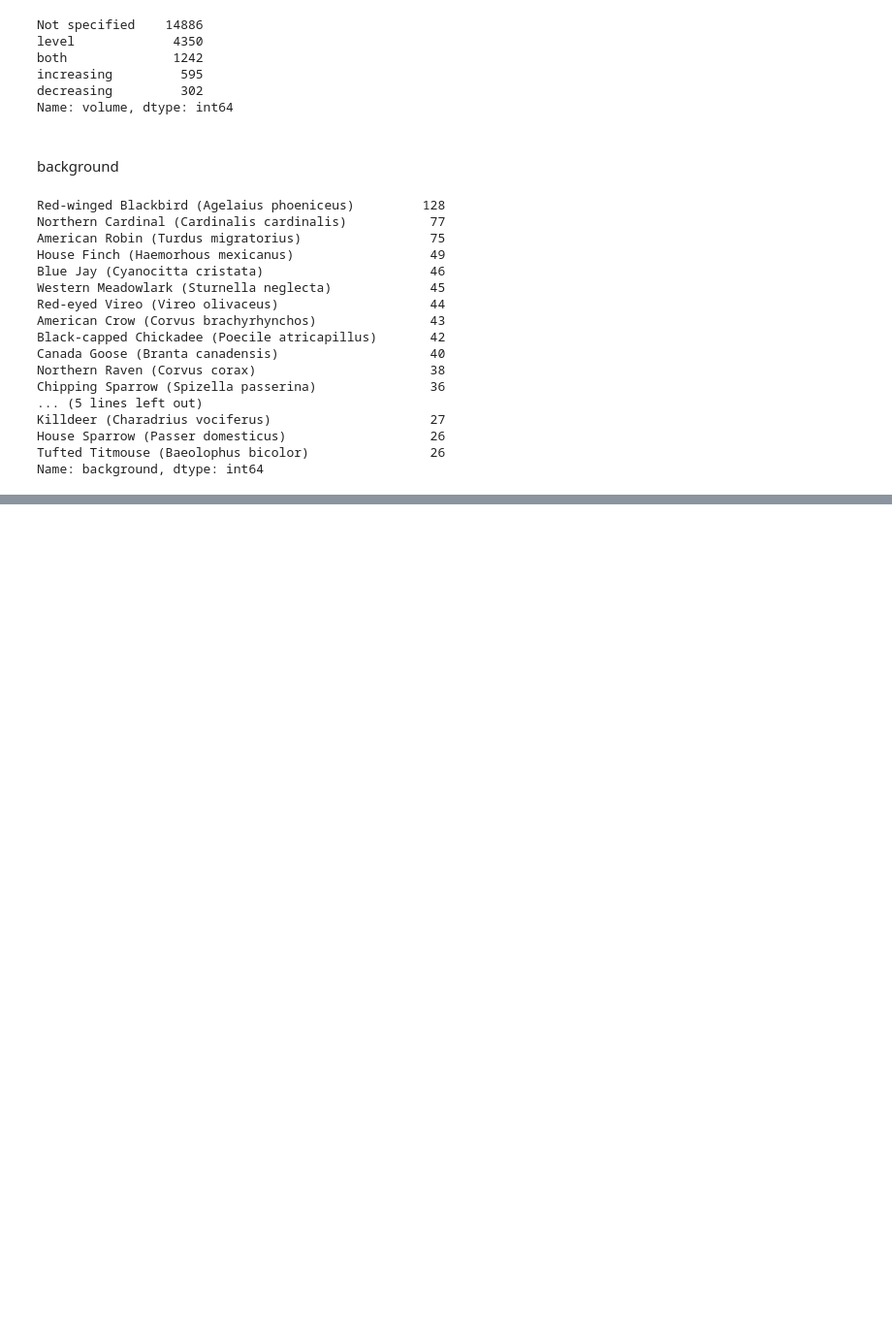
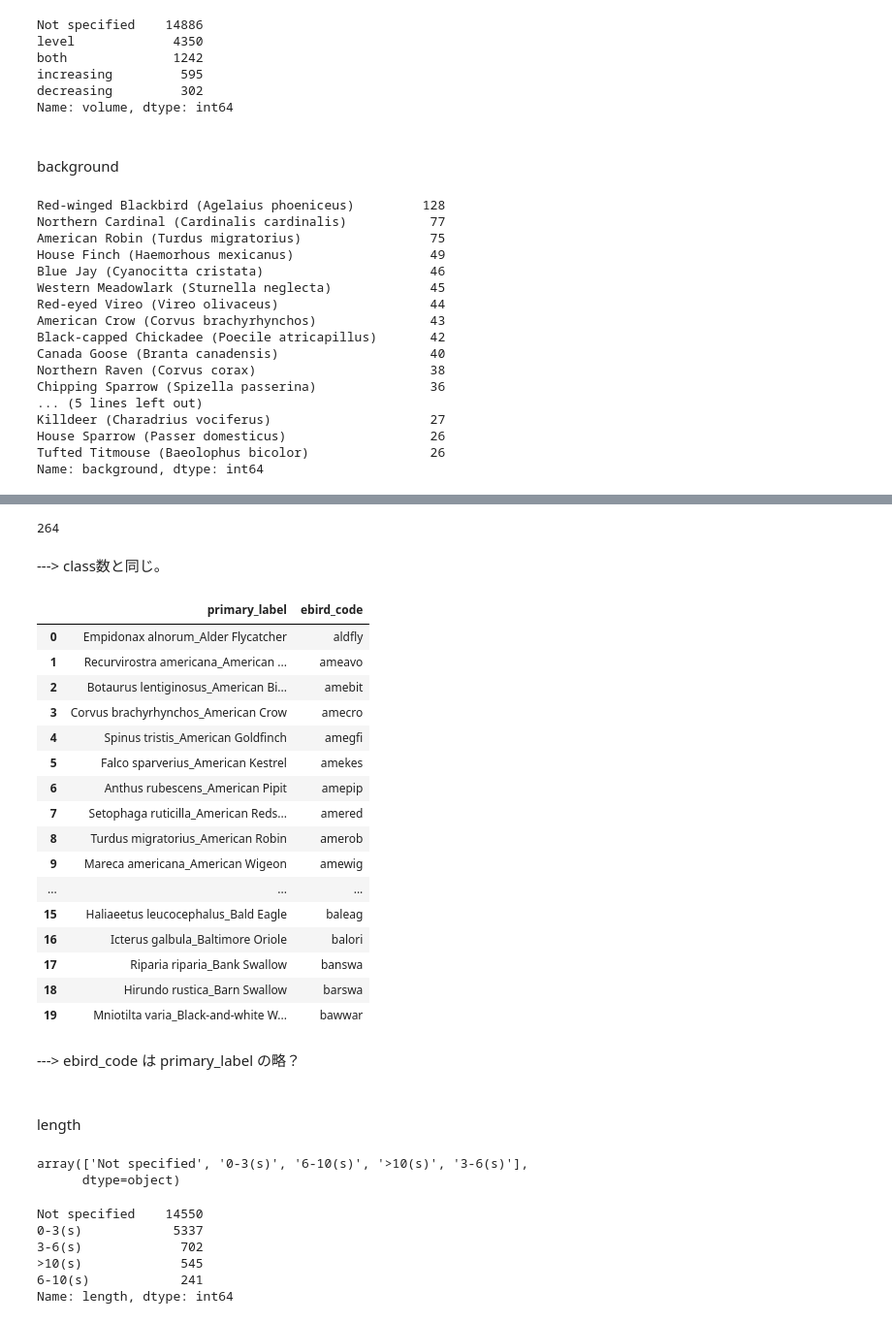
Before and after one commit to fkubota/kaggle-Cornell-Birdcall-Identification, a Jupyter notebook: nb/001_eda.ipynb, the cells around one changed output, grey strips where cells are left out. Shown at 97% size. Cells and saved outputs as stored; diff of their text form; code cells hidden in the pictures; blank space fills up the shorter version.

```diff
--- a/nb/001_eda.ipynb
+++ b/nb/001_eda.ipynb
@@ -747,0 +804,51 @@ Name: background, dtype: int64
+# %%
+df_train['primary_label'].nunique()
+# %% [output]
+264
+# %% [markdown]
+---> class数と同じ。
+# %%
+pl = df_train['primary_label'].unique()
+ec = df_train['ebird_code'].unique()
+pd.DataFrame({
+    'primary_label': pl,
+    'ebird_code': ec
+}).head(20)
+# %% [output]
+|  | primary_label | ebird_code |
+| 0 | Empidonax alnorum_Alder Flycatcher | aldfly |
+| 1 | Recurvirostra americana_American ... | ameavo |
+| 2 | Botaurus lentiginosus_American Bi... | amebit |
+| 3 | Corvus brachyrhynchos_American Crow | amecro |
+| 4 | Spinus tristis_American Goldfinch | amegfi |
+| 5 | Falco sparverius_American Kestrel | amekes |
+| 6 | Anthus rubescens_American Pipit | amepip |
+| 7 | Setophaga ruticilla_American Reds... | amered |
+| 8 | Turdus migratorius_American Robin | amerob |
+| 9 | Mareca americana_American Wigeon | amewig |
+| ... | ... | ... |
+| 15 | Haliaeetus leucocephalus_Bald Eagle | baleag |
+| 16 | Icterus galbula_Baltimore Oriole | balori |
+| 17 | Riparia riparia_Bank Swallow | banswa |
+| 18 | Hirundo rustica_Barn Swallow | barswa |
+| 19 | Mniotilta varia_Black-and-white W... | bawwar |
+# %% [markdown]
+---> ebird_code は primary_label の略？
+# %% [markdown]
+<br>
+
+length
+# %%
+df_train['length'].unique()
+# %% [output]
+array(['Not specified', '0-3(s)', '6-10(s)', '>10(s)', '3-6(s)'],
+      dtype=object)
+# %%
+df_train['length'].value_counts()
+# %% [output]
+Not specified    14550
+0-3(s)            5337
+3-6(s)             702
+>10(s)             545
+6-10(s)            241
+Name: length, dtype: int64
```
Also changed, not shown: parts of 19 cells of this notebook, 2 other files.
